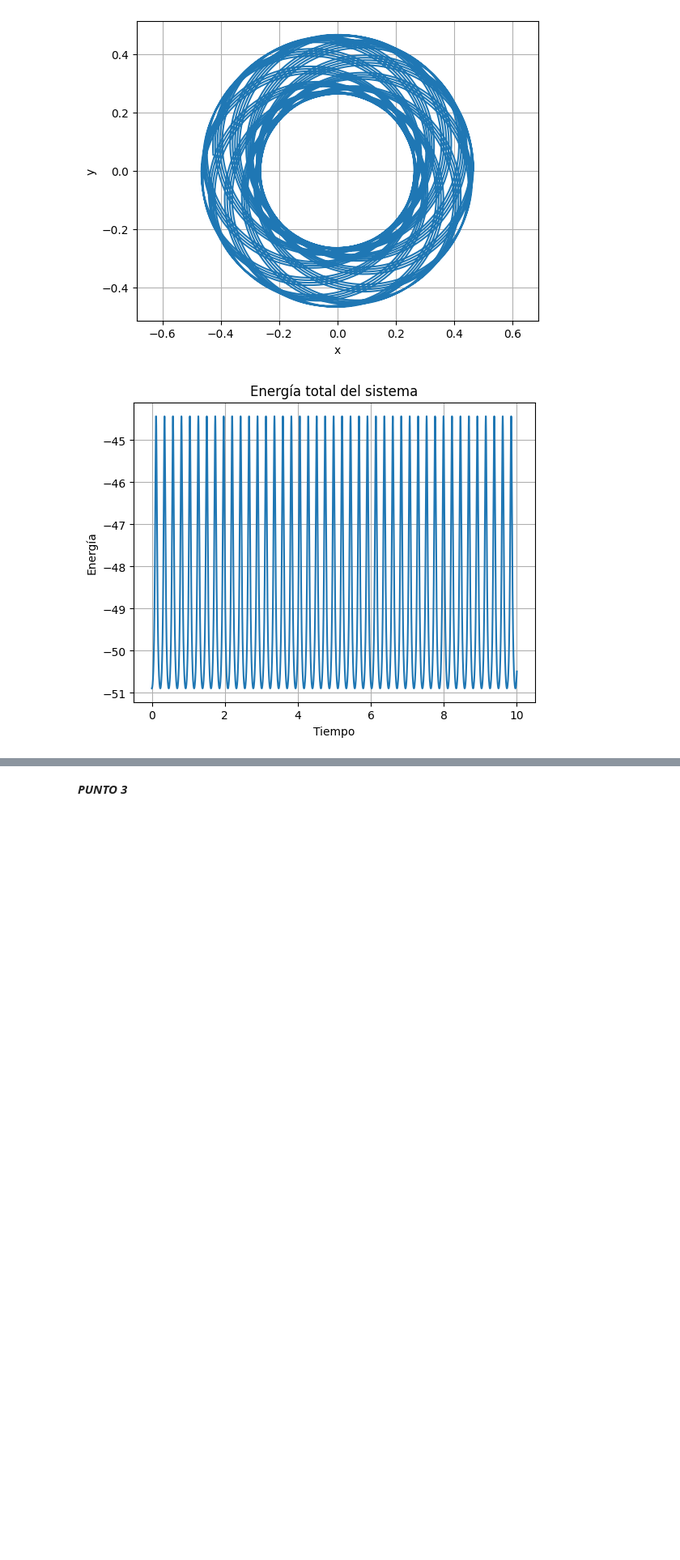
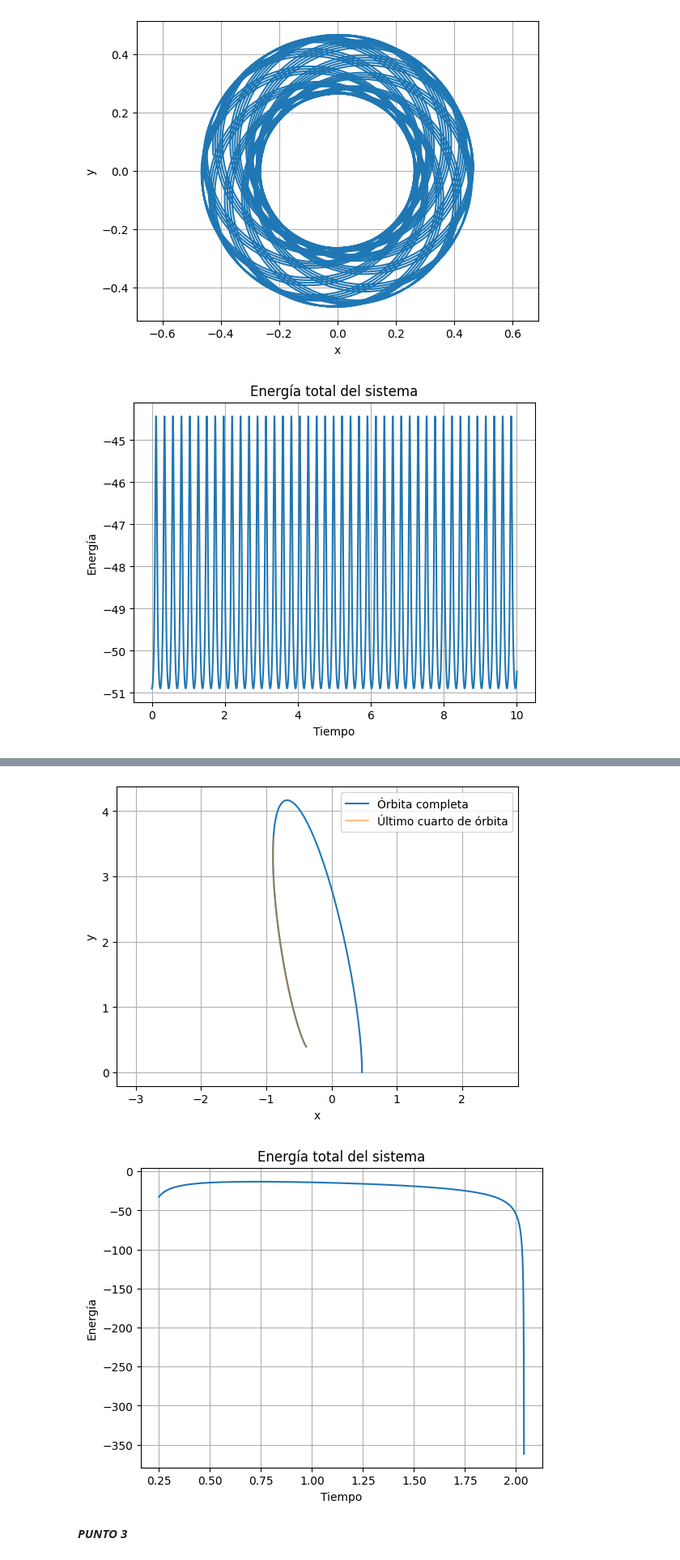
Before and after one commit to Metodos-Computacionales-2-2024-2/Taller1, a Jupyter notebook: Metodos_Computacionales_2_Taller_3_.ipynb, the cells around one changed output, grey strips where cells are left out. Shown at 81% size. Cells and saved outputs as stored; diff of their text form; code cells hidden in the pictures; blank space fills up the shorter version.

```diff
--- a/Metodos_Computacionales_2_Taller_3_.ipynb
+++ b/Metodos_Computacionales_2_Taller_3_.ipynb
@@ -269,4 +269,65 @@ Precesión calculada: 26.8815821640021
 Precesión observada: 42.9799
+# %%
+import numpy as np
+from scipy.integrate import solve_ivp
+import matplotlib.pyplot as plt
+
+mu = 39.4234021
+alfa = 1e-2  # Exagerar el efecto relativista
+a = 0.38709893
+e = 0.20563069
+
+x0 = a * (1 + e)
+y0 = 0
+vx0 = 0
+vy0 = np.sqrt(mu / a * (1 - e) / (1 + e))
+
+def orbita_mercurio(t, y):
+    x, y, vx, vy = y
+    r = np.sqrt(x*2 + y*2)
+    factor = 1 + alfa / r**2
+    ax = -mu * x / r**3 * factor
+    ay = -mu * y / r**3 * factor
+    return [vx, vy, ax, ay]
+
+y0 = [x0, y0, vx0, vy0]
+
+
+t_start = 0.25
+t_span = (t_start, 10.)
+t = np.linspace(t_start, 10, 10000)
+
+sol = solve_ivp(orbita_mercurio, t_span, y0, method='RK45', t_eval=t, max_step=1e-3)
+
+
+plt.plot(sol.y[0], sol.y[1], label='Órbita completa')
+
+quarter_orbit_index = int(len(sol.t) * 0.75)
+quarter_x = sol.y[0][quarter_orbit_index:]
+quarter_y = sol.y[1][quarter_orbit_index:]
+plt.plot(quarter_x, quarter_y, label='Último cuarto de órbita', alpha=0.5)
+
+plt.xlabel('x')
+plt.ylabel('y')
+plt.grid(True)
+plt.axis('equal')
+plt.legend()
+plt.show()
+
+
+r = np.sqrt(sol.y[0]*2 + sol.y[1]*2)
+v2 = sol.y[2]*2 + sol.y[3]*2
+energia_total = 0.5 * v2 - mu / r + alfa / (2 * r**2)
+
+plt.plot(sol.t, energia_total)
+plt.title('Energía total del sistema')
+plt.xlabel('Tiempo')
+plt.ylabel('Energía')
+plt.grid(True)
+plt.show()
+# %% [output]
+[figure, added]
+[figure, added]
 # %% [markdown]
 ***PUNTO 3***
 # %%
```
Also changed, not shown: parts of 1 cell of this notebook.
